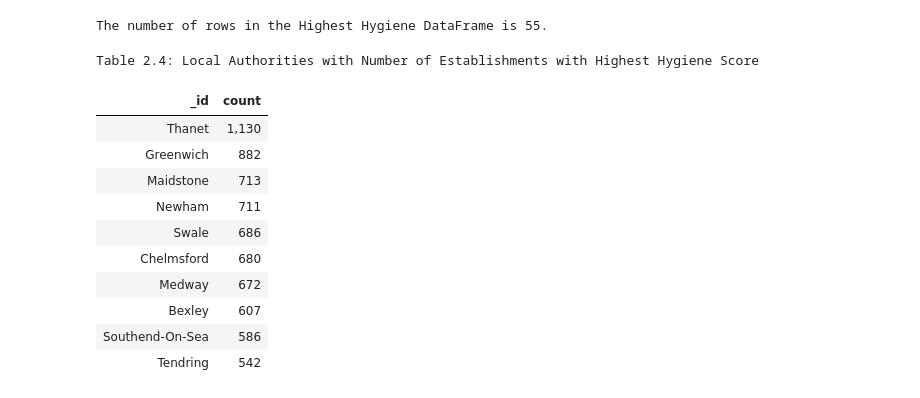
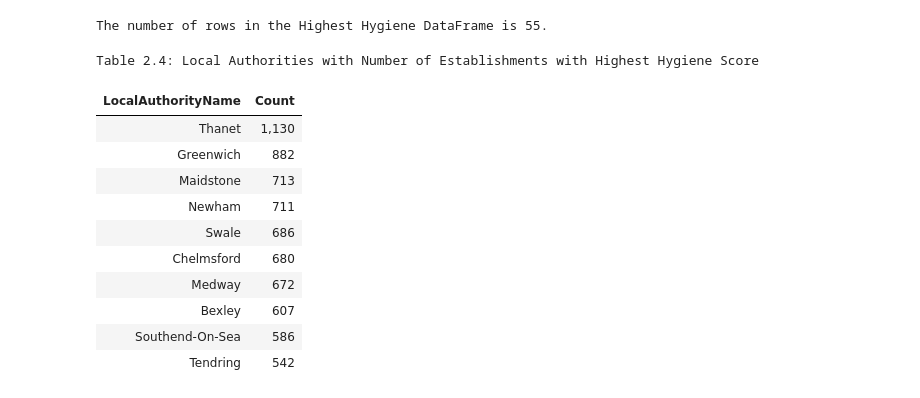
Before and after one commit to njamesgeorge1223/UK-Food-Magazine-Restaurant-Analysis-using-MongoDB, a Jupyter notebook: NoSQLAnalysis.ipynb, the cells around one changed output. Saved outputs shown, nothing was run; the diff lists cells and outputs as text; code cells hidden in the pictures.

```diff
--- a/NoSQLAnalysis.ipynb
+++ b/NoSQLAnalysis.ipynb
@@ -655,16 +729,24 @@ log_subroutine \
 # %% [output]
 The number of rows in the Highest Hygiene DataFrame is 55.
 # %%
+highestHygieneScoreDataFrame \
+    .rename \
+        (columns \
+             = {'_id': 'LocalAuthorityName',
+                'count': 'Count'},
+         inplace \
+            = True)
+
 function \
     .ReturnStylerObjectStandardFormat \
         (highestHygieneScoreDataFrame.head(10),
          'Table 2.4: Local Authorities with Number of Establishments ' \
          + 'with Highest Hygiene Score',
          hideFlagBooleanParameter = True) \
             .hide()
 # %% [output]
 Table 2.4: Local Authorities with Number of Establishments with Highest Hygiene Score
-| _id | count |
+| LocalAuthorityName | Count |
 | Thanet | 1,130 |
 | Greenwich | 882 |
 | Maidstone | 713 |
```
Also changed, not shown: parts of 8 cells of this notebook, 12 other files.
